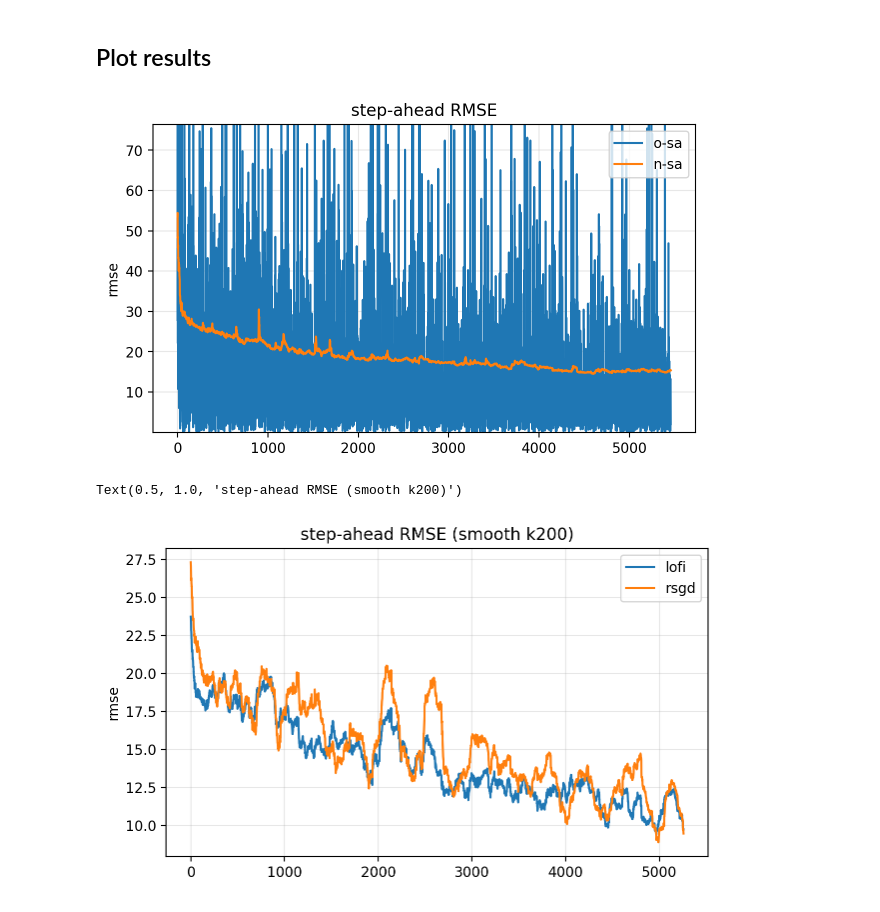
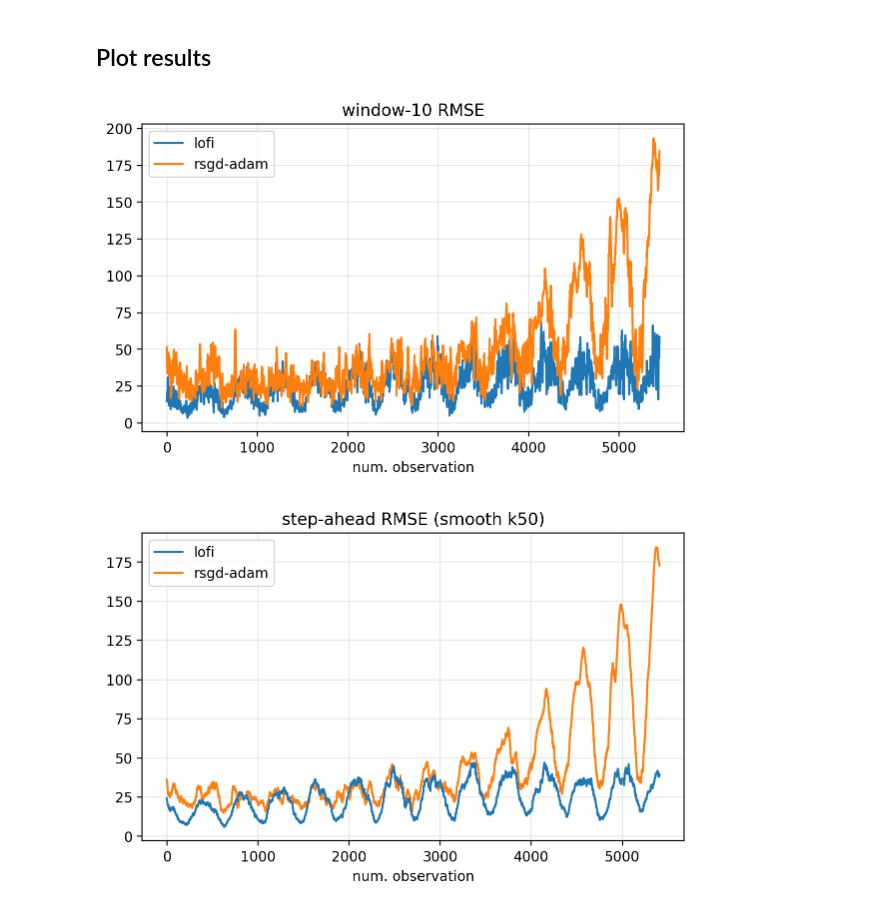
Before and after one commit to probml/rebayes, a Jupyter notebook: demos/collas/regression/rotating-mnist-unsorted.ipynb, the cells around one changed output. Cells and saved outputs as stored; diff of their text form; code cells hidden in the pictures.

Commit message:
feat: rotating-mnist-unsorted.ipynb
Add -hacky- results of gradually-increasing rotating mnist

```diff
--- a/demos/collas/regression/rotating-mnist-unsorted.ipynb
+++ b/demos/collas/regression/rotating-mnist-unsorted.ipynb
@@ -69,58 +70,68 @@ agent_lofi, rfn = lofi.init_regression_agent(
 # %%
 callback = partial(callbacks.cb_reg_mc,
                 ymean=ymean, ystd=ystd,
-                X_test=X_test, y_test=Y_test,
+                X_test=X_train, y_test=Y_train,
                 key=key,
 )
 # %%
-callback_rsgd = partial(callback, apply_fn=agent_rsgd.apply_fn, agent=agent_rsgd)
-bel_rsgd, output_rsgd = agent_rsgd.scan(X_train, Y_train, progress_bar=True, callback=callback_rsgd)
-output_rsgd = tree_to_cpu(output_rsgd)
+callback_rsgd_adam = partial(callback, apply_fn=agent_rsgd_adam.apply_fn, agent=agent_rsgd_adam)
+bel_rsgd_adam, output_rsgd_adam = agent_rsgd_adam.scan(X_train, Y_train, progress_bar=True, callback=callback_rsgd_adam)
+output_rsgd_adam = tree_to_cpu(output_rsgd_adam)
 # %%
 callback_lofi = partial(callback, apply_fn=agent_lofi.params.emission_mean_function, agent=agent_lofi)
 bel_lofi, output_lofi = agent_lofi.scan(X_train, Y_train, progress_bar=True, callback=callback_lofi)
 output_lofi = tree_to_cpu(output_lofi)
 # %% [markdown]
 ## Plot results
+# %%
+dir_output = "../../figures/"
+task_name = "gradually-rotating"
 # %%
 fig, ax = plt.subplots(figsize=(7, 4))
 
-err_smooth_osa = output_lofi["osa-metric"]
-err_smooth_nsa = output_lofi["test-metric"]
+err_smooth_rsgd_adam = output_rsgd_adam["window-metric"]
+err_smooth_lofi = output_lofi["window-metric"]
 
-plt.plot(err_smooth_osa, label="o-sa")
-plt.plot(err_smooth_nsa, label="n-sa")
+plt.plot(err_smooth_lofi[10:], label="lofi")
+plt.plot(err_smooth_rsgd_adam[10:], label="rsgd-adam")
 
 plt.grid(alpha=0.3)
 
-vmin = np.quantile(err_smooth_osa, 0.00)
-vmax = np.quantile(err_smooth_osa, 0.99)
-plt.ylabel("rmse")
+vmin = np.quantile(err_smooth_lofi[20:], 0.00)
+vmax = np.quantile(err_smooth_rsgd_adam[20:], 0.99)
 plt.legend()
-plt.title("step-ahead RMSE")
-plt.ylim(vmin, vmax);
+plt.title("window-10 RMSE")
+plt.xlabel("num. observation")
+
+namefile = "window-rmse.pdf"
+namefile = os.path.join(dir_output, f"{task_name}-{namefile}")
+plt.savefig(namefile)
+# plt.ylim(vmin, vmax);
 # %% [output]
-[figure, old version]
+[figure, new version]
 # %%
 fig, ax = plt.subplots(figsize=(7, 4))
 
 err_smooth_lofi = output_lofi["osa-metric"]
-err_smooth_rsgd = output_rsgd["osa-metric"]
+err_smooth_rsgd_adam = output_rsgd_adam["osa-metric"]
 
 err_smooth_lofi = np.convolve(err_smooth_lofi, kernel, mode=kmode)
-err_smooth_rsgd = np.convolve(err_smooth_rsgd, kernel, mode=kmode)
+err_smooth_rsgd_adam = np.convolve(err_smooth_rsgd_adam, kernel, mode=kmode)
 
-plt.plot(err_smooth_lofi, label="lofi")
-plt.plot(err_smooth_rsgd, label="rsgd")
+plt.plot(err_smooth_lofi, label="lofi", zorder=1)
+plt.plot(err_smooth_rsgd_adam, label="rsgd-adam", zorder=0)
 
 plt.grid(alpha=0.3)
 
-vmin = np.quantile(err_smooth_osa, 0.00)
-vmax = np.quantile(err_smooth_osa, 0.99)
-plt.ylabel("rmse")
+vmin = np.quantile(err_smooth_rsgd_adam, 0.00)
+vmax = np.quantile(err_smooth_rsgd_adam, 0.99)
 plt.legend()
 plt.title(f"step-ahead RMSE (smooth k{ksize})")
+plt.xlabel("num. observation")
+
+namefile = "ose-rmse.pdf"
+namefile = os.path.join(dir_output, f"{task_name}-{namefile}")
+plt.savefig(namefile)
 # plt.ylim(vmin, vmax);
 # %% [output]
-Text(0.5, 1.0, 'step-ahead RMSE (smooth k200)')
-[figure, old version]
+[figure, new version]
```
Also changed, not shown: parts of 9 cells of this notebook.
